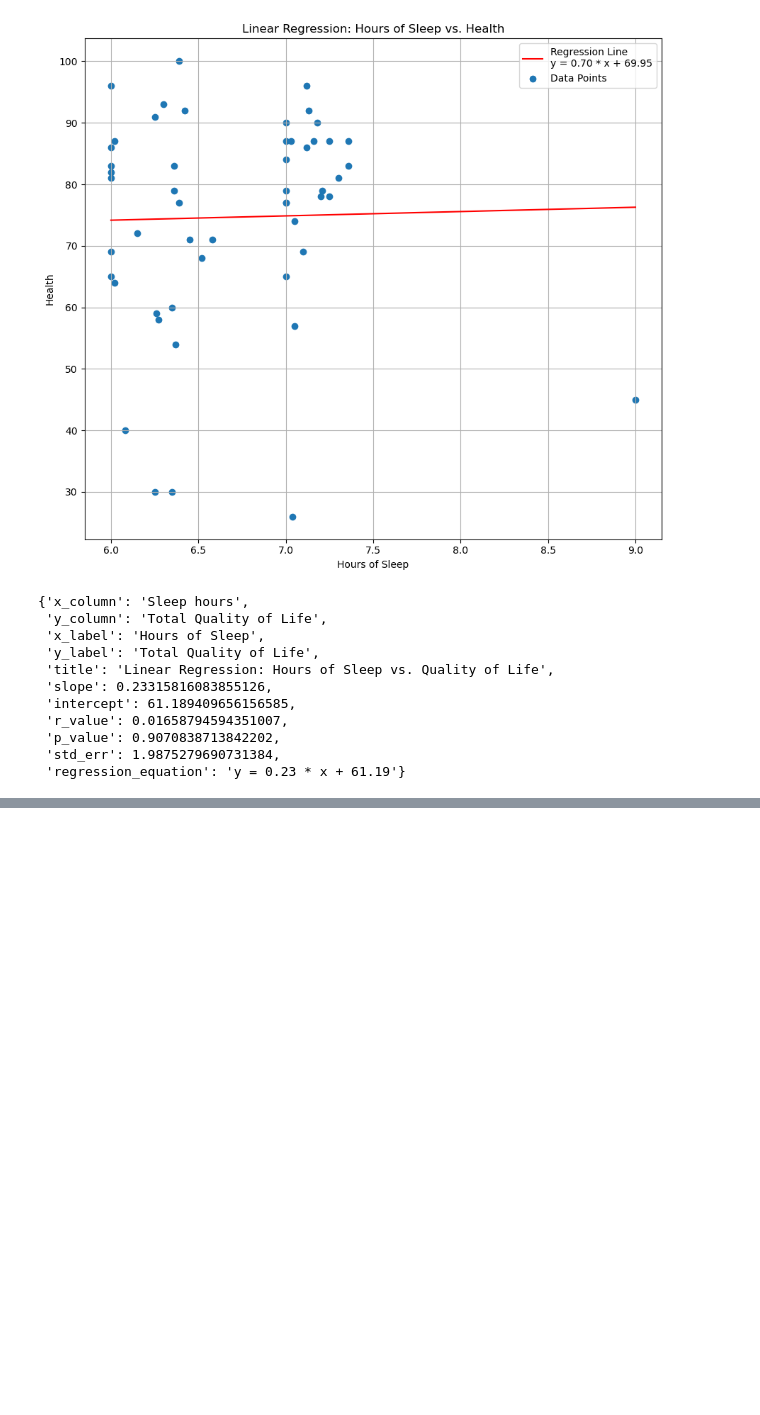
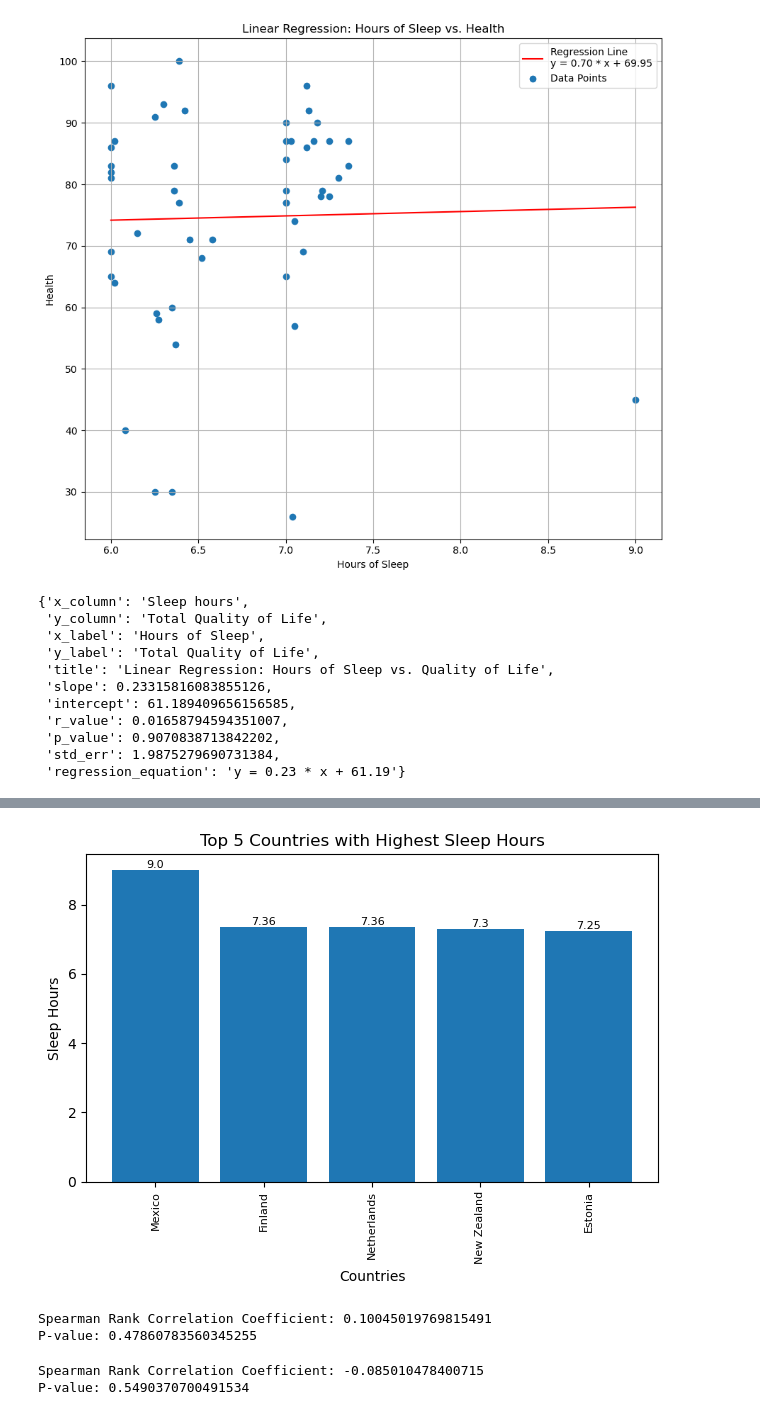
Before and after one commit to yaelantoniocm/Project-1, a Jupyter notebook: Project1.ipynb, the cells around one changed output, grey strips where cells are left out. Cells and saved outputs as stored; diff of their text form; code cells hidden in the pictures; blank space fills up the shorter version.

Commit message:
Correlation coeficient and boxplt

```diff
--- a/Project1.ipynb
+++ b/Project1.ipynb
@@ -229,0 +291,31 @@ regression_results
+# %%
+sorted_data = sleep_study_data.sort_values(by='Sleep hours', ascending=False)
+
+# Select the top 5 countries and their corresponding sleep hours
+top_countries = sorted_data.head(5)
+countries = top_countries['Country']
+sleep_hours = top_countries['Sleep hours']
+
+# Create a bar chart
+plt.bar(countries, sleep_hours)
+
+# Rotate x-axis labels for better readability (optional)
+plt.xticks(rotation=90)
+
+# Set labels and title
+plt.xlabel('Countries')
+plt.ylabel('Sleep Hours')
+plt.title('Top 5 Countries with Highest Sleep Hours')
+
+# Set smaller font size for x-axis tick labels
+plt.xticks(fontsize=8)
+
+# Add value labels above each bar
+for i, v in enumerate(sleep_hours):
+    plt.text(i, v, str(v), ha='center', va='bottom', fontsize=8)
+
+# Show the plot
+plt.tight_layout()
+plt.show()
+# %% [output]
+[figure, added]
@@ -229,0 +332,17 @@ regression_results
+# %%
+sleep = sleep_study_data['Sleep hours']
+Qualityoflife = sleep_study_data['Total Quality of Life']
+
+correlation_coefficient, p_value = st.spearmanr(sleep, Qualityoflife)
+print("Spearman Rank Correlation Coefficient:", correlation_coefficient)
+print("P-value:", p_value)
+# %% [output]
+Spearman Rank Correlation Coefficient: 0.10045019769815491
+P-value: 0.47860783560345255
+# %%
+correlation_coefficient, p_value = st.spearmanr(sleep, Climate)
+print("Spearman Rank Correlation Coefficient:", correlation_coefficient)
+print("P-value:", p_value)
+# %% [output]
+Spearman Rank Correlation Coefficient: -0.085010478400715
+P-value: 0.5490370700491534
```
Also changed, not shown: parts of 9 cells of this notebook.
